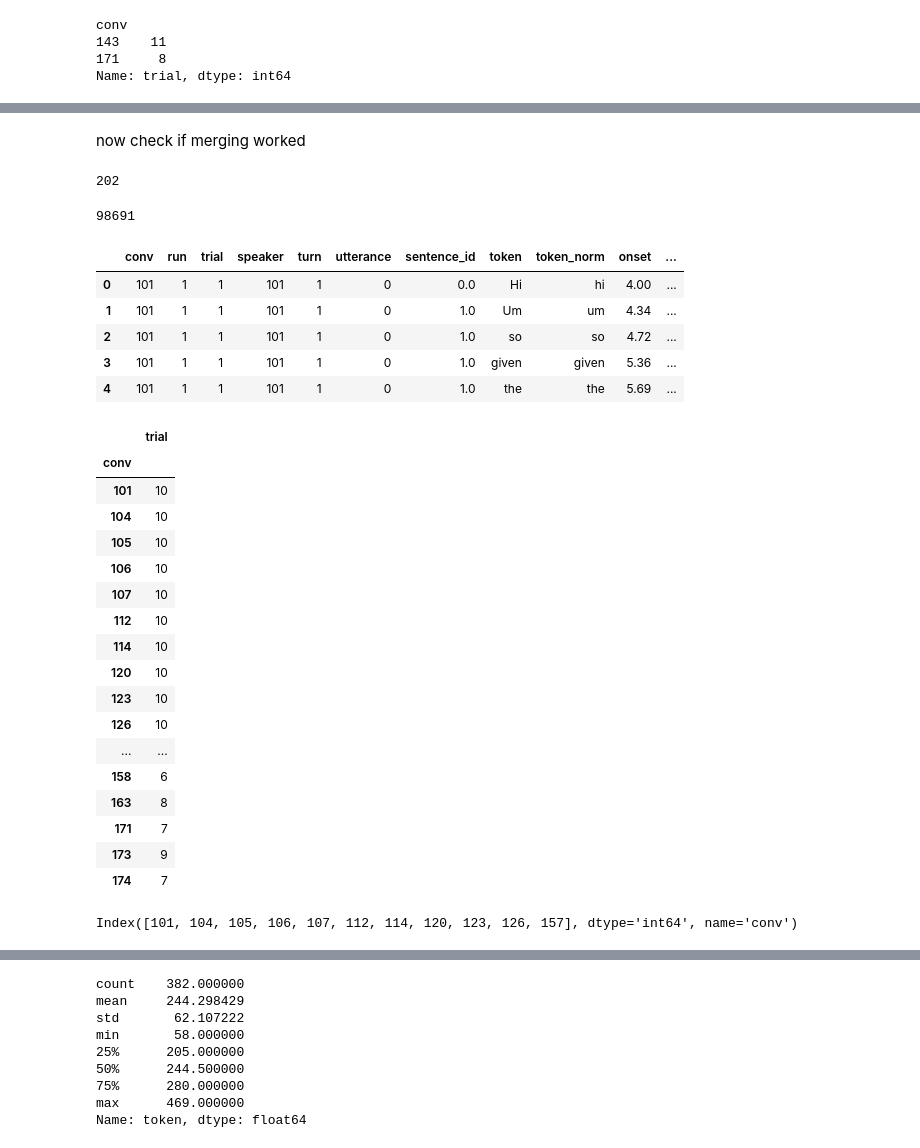
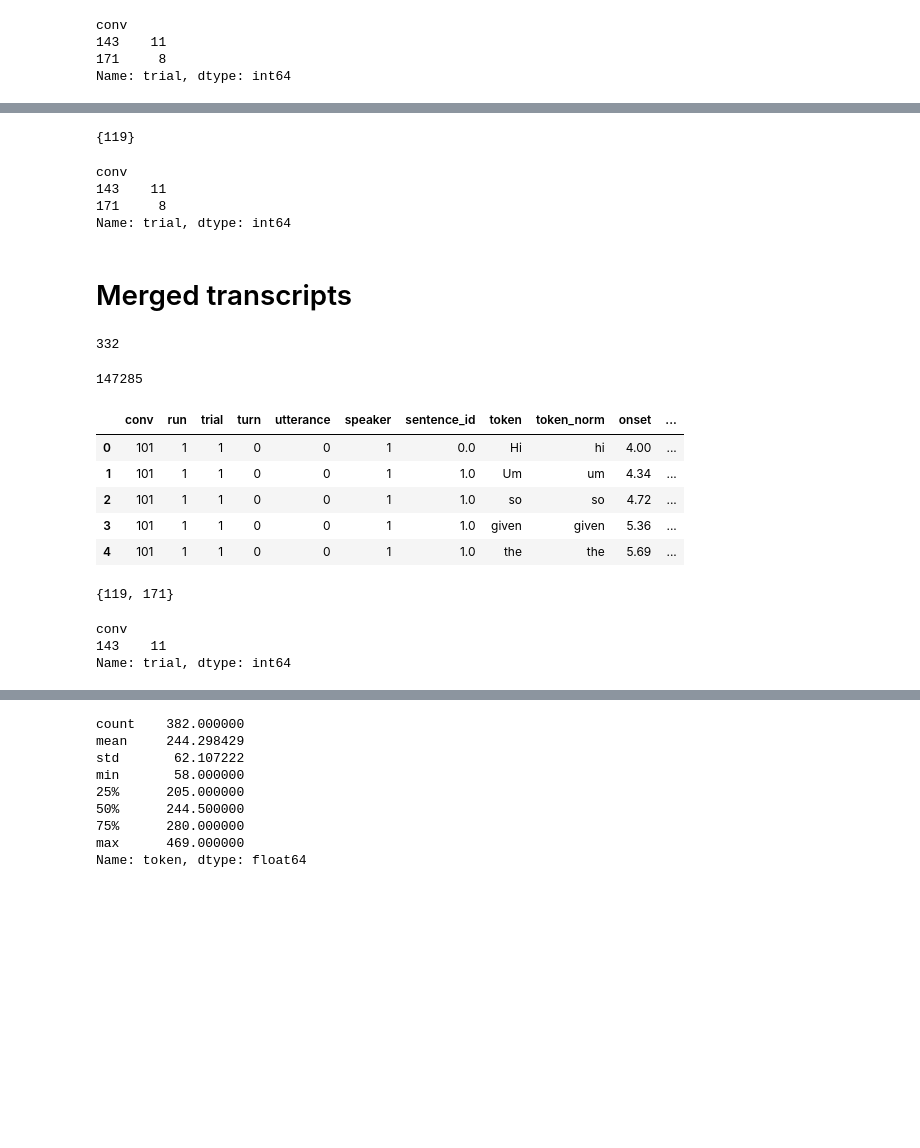
Before and after one commit to YeajuDianaKim394/EncodingModels, a Jupyter notebook: code/descriptive_stats.ipynb, the cells around one changed output, grey strips where cells are left out. Drawn from its saved outputs; the diff is of its cells as text; code cells hidden in the pictures; blank space fills up the shorter version.

```diff
--- a/code/descriptive_stats.ipynb
+++ b/code/descriptive_stats.ipynb
@@ -159,56 +180,59 @@ df
-# %% [markdown]
-now check if merging worked
+# %%
+# what conversations are missing?
+set(CONVS_STRANGERS) - set(df.conv.unique().tolist())
+# %% [output]
+{119}
+# %%
+# Which trials are missing?
+dft = df.groupby('conv').trial.count()
+dft[dft.values != 10]
+# %% [output]
+conv
+143    11
+171     8
+Name: trial, dtype: int64
+# %% [markdown]
+# Merged transcripts
 # %%
-transpath = Path(root='stimuli', datatype='transcript', suffix='transcript', ext='.csv')
+transpath = Path(root='stimuli', datatype='aligned', ext='.csv')
 files = glob(transpath.starstr(['conv', 'datatype']))
 len(files)
 # %% [output]
-202
+332
 # %%
 dfs = []
 for filename in files:
+    if 'analysis' in filename:
+        continue
     df = pd.read_csv(filename, index_col=0)
     filepath = Path.frompath(filename)
     df.insert(0, 'conv', filepath['conv'])
     dfs.append(df)
 df = pd.concat(dfs)
 df.sort_values(['conv', 'run', 'trial', 'onset'], inplace=True)
 df.reset_index(drop=True, inplace=True)
 
 print(len(df))
 df.head()
 # %% [output]
-98691
+147285
-|  | conv | run | trial | speaker | turn | utterance | sentence_id | token | token_norm | onset | ... |
-| 0 | 101 | 1 | 1 | 101 | 1 | 0 | 0.0 | Hi | hi | 4.00 | ... |
-| 1 | 101 | 1 | 1 | 101 | 1 | 0 | 1.0 | Um | um | 4.34 | ... |
-| 2 | 101 | 1 | 1 | 101 | 1 | 0 | 1.0 | so | so | 4.72 | ... |
-| 3 | 101 | 1 | 1 | 101 | 1 | 0 | 1.0 | given | given | 5.36 | ... |
-| 4 | 101 | 1 | 1 | 101 | 1 | 0 | 1.0 | the | the | 5.69 | ... |
+|  | conv | run | trial | turn | utterance | speaker | sentence_id | token | token_norm | onset | ... |
+| 0 | 101 | 1 | 1 | 0 | 0 | 1 | 0.0 | Hi | hi | 4.00 | ... |
+| 1 | 101 | 1 | 1 | 0 | 0 | 1 | 1.0 | Um | um | 4.34 | ... |
+| 2 | 101 | 1 | 1 | 0 | 0 | 1 | 1.0 | so | so | 4.72 | ... |
+| 3 | 101 | 1 | 1 | 0 | 0 | 1 | 1.0 | given | given | 5.36 | ... |
+| 4 | 101 | 1 | 1 | 0 | 0 | 1 | 1.0 | the | the | 5.69 | ... |
+# %%
+# what conversations are missing?
+set(CONVS_STRANGERS) - set(df.conv.unique().tolist())
+# %% [output]
+{119, 171}
 # %%
-# which conversations are missing transcripts?
-tcount = df[['conv', 'trial']].drop_duplicates().groupby(['conv']).count()
-tcount
+# Which trials are missing?
+dfc = df[['conv', 'run', 'trial']].drop_duplicates().reset_index(drop=True)
+dft = dfc.groupby('conv').trial.count()
+dft[dft.values != 10]
 # %% [output]
-|  | trial |
-| conv |  |
-| 101 | 10 |
-| 104 | 10 |
-| 105 | 10 |
-| 106 | 10 |
-| 107 | 10 |
-| 112 | 10 |
-| 114 | 10 |
-| 120 | 10 |
-| 123 | 10 |
-| 126 | 10 |
-| ... | ... |
-| 158 | 6 |
-| 163 | 8 |
-| 171 | 7 |
-| 173 | 9 |
-| 174 | 7 |
+conv
+143    11
+Name: trial, dtype: int64
-# %%
-tcount[tcount['trial'] == 10].indexA
-# %% [output]
-Index([101, 104, 105, 106, 107, 112, 114, 120, 123, 126, 157], dtype='int64', name='conv')
```
Also changed, not shown: parts of 62 cells of this notebook, 15 other files.
